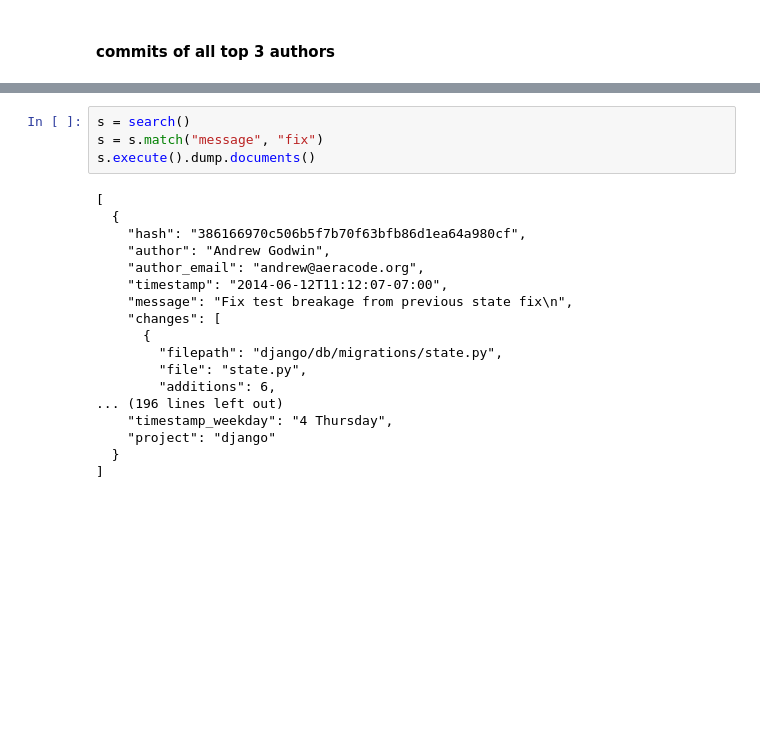
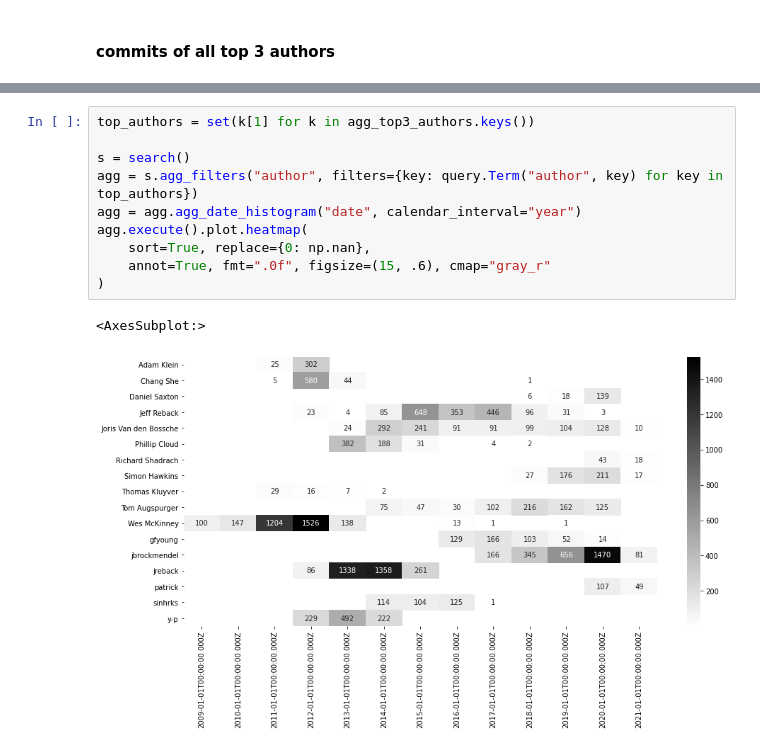
Before and after one commit to netzkolchose/elastipy, a Jupyter notebook: examples/gitlogs.ipynb, the cells around one changed output, grey strips where cells are left out. Drawn from its saved outputs; the diff is of its cells as text; blank space fills up the shorter version.

```diff
--- a/examples/gitlogs.ipynb
+++ b/examples/gitlogs.ipynb
@@ -130,22 +79,13 @@ agg.execute().plot.heatmap(figsize=(15, 20))
-# %%
-s = search()
-s = s.match("message", "fix")
-s.execute().dump.documents()
-# %% [output]
-[
-  {
-    "hash": "386166970c506b5f7b70f63bfb86d1ea64a980cf",
-    "author": "Andrew Godwin",
-    "author_email": "andrew@aeracode.org",
-    "timestamp": "2014-06-12T11:12:07-07:00",
-    "message": "Fix test breakage from previous state fix\n",
-    "changes": [
-      {
-        "filepath": "django/db/migrations/state.py",
-        "file": "state.py",
-        "additions": 6,
-... (196 lines left out)
-    "timestamp_weekday": "4 Thursday",
-    "project": "django"
-  }
-]
+# %%
+top_authors = set(k[1] for k in agg_top3_authors.keys())
+
+s = search()
+agg = s.agg_filters("author", filters={key: query.Term("author", key) for key in top_authors})
+agg = agg.agg_date_histogram("date", calendar_interval="year")
+agg.execute().plot.heatmap(
+    sort=True, replace={0: np.nan},
+    annot=True, fmt=".0f", figsize=(15, .6), cmap="gray_r"
+)
+# %% [output]
+<AxesSubplot:>
+[figure, added]
```
Also changed, not shown: parts of 49 cells of this notebook, 17 other files.
